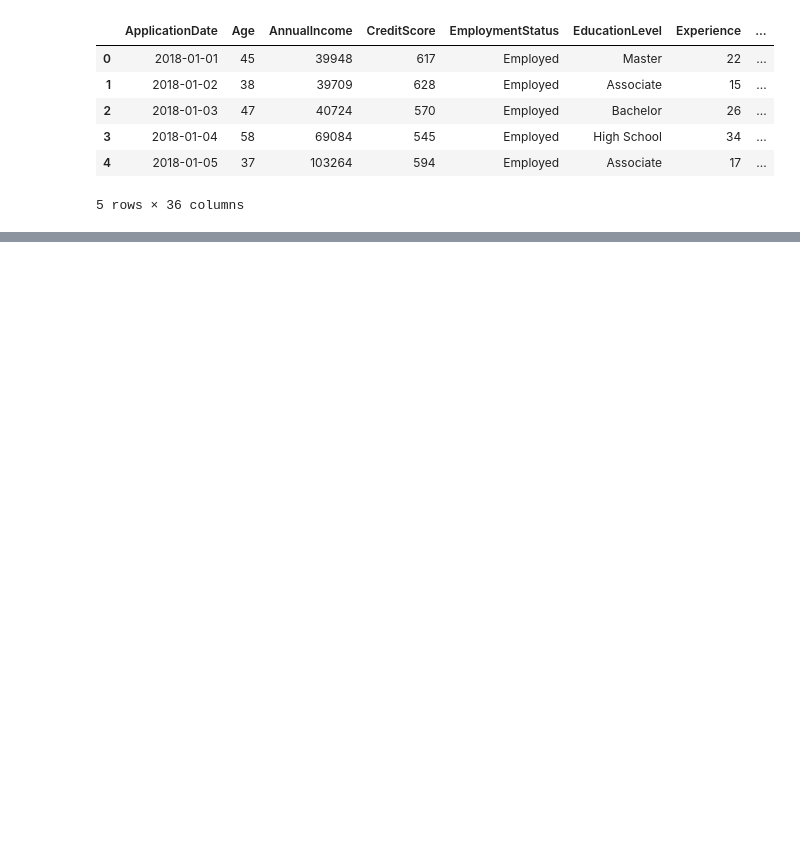
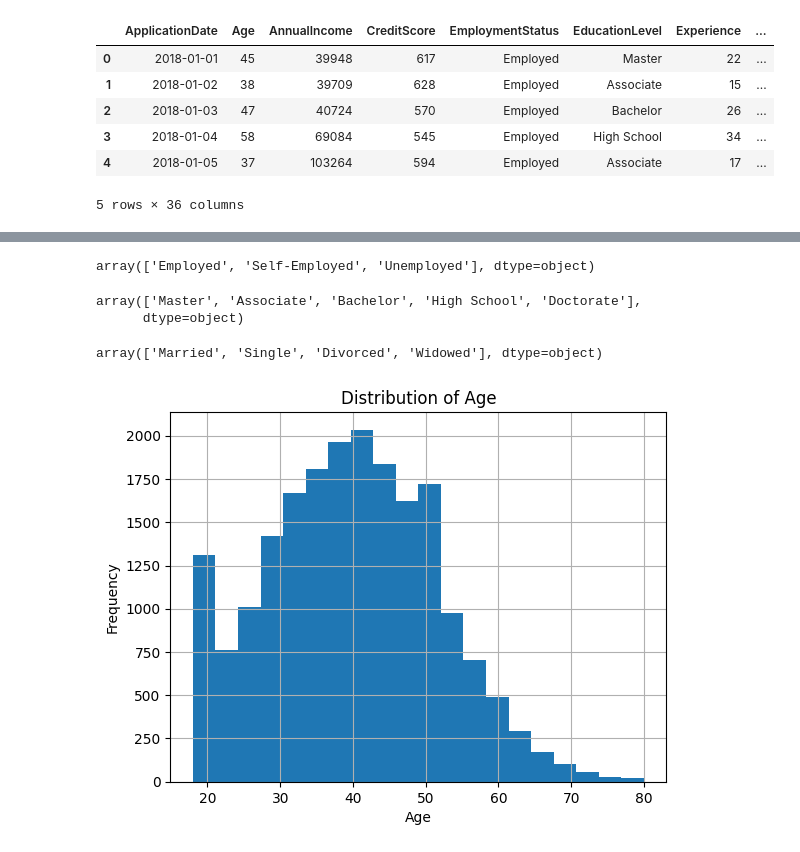
Before and after one commit to Viet2707/loan-risk-analysis-project, a Jupyter notebook: notebooks/loan_risk_analysis.ipynb, the cells around one changed output, grey strips where cells are left out. Drawn from its saved outputs; the diff is of its cells as text; code cells hidden in the pictures; blank space fills up the shorter version.

Commit message:
Add initial data exploration in notebook

```diff
--- a/notebooks/loan_risk_analysis.ipynb
+++ b/notebooks/loan_risk_analysis.ipynb
@@ -1,7 +1,9 @@
 # %%
 import pandas as pd
+import numpy as np
+import matplotlib.pyplot as plt
 
-df = pd.read_csv("Loan.csv")
+df = pd.read_csv("../data/Loan.csv")
 df.head()
 # %% [output]
 |  | ApplicationDate | Age | AnnualIncome | CreditScore | EmploymentStatus | EducationLevel | Experience | ... |
@@ -13,0 +109,21 @@ df.head()
+# %%
+df["EmploymentStatus"].unique()
+# %% [output]
+array(['Employed', 'Self-Employed', 'Unemployed'], dtype=object)
+# %%
+df["EducationLevel"].unique()
+# %% [output]
+array(['Master', 'Associate', 'Bachelor', 'High School', 'Doctorate'],
+      dtype=object)
+# %%
+df["MaritalStatus"].unique()
+# %% [output]
+array(['Married', 'Single', 'Divorced', 'Widowed'], dtype=object)
+# %%
+df["Age"].hist(bins=20)
+plt.title("Distribution of Age")
+plt.xlabel("Age")
+plt.ylabel("Frequency")
+plt.show()
+# %% [output]
+[figure, added]
```
Also changed, not shown: parts of 9 cells of this notebook.
